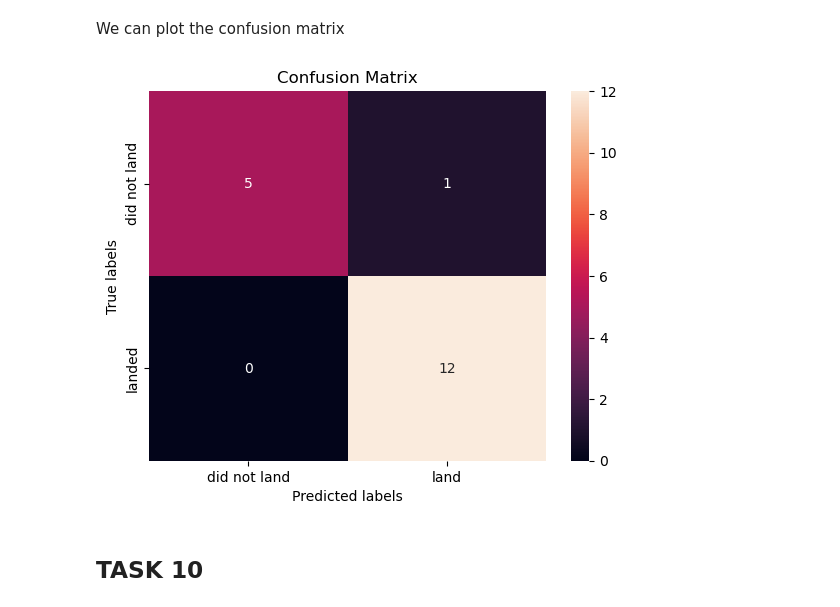
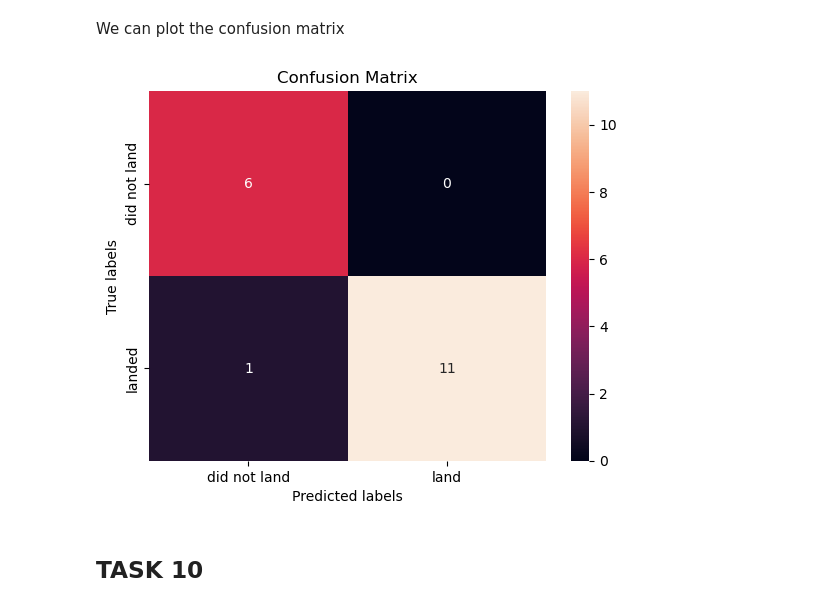
Before and after one commit to TwatKnight/MachineLearning, a Jupyter notebook: Machine Learning Prediction.ipynb, the cells around one changed output. Saved outputs shown, nothing was run; the diff lists cells and outputs as text; code cells hidden in the pictures.

```diff
--- a/Machine Learning Prediction.ipynb
+++ b/Machine Learning Prediction.ipynb
@@ -300,10 +300,10 @@ Test data score:  0.8888888888888888
 # %% [markdown]
 We can plot the confusion matrix
 # %%
-yhat = svm_cv.predict(X_test)
+yhat = tree_cv.predict(X_test)
 plot_confusion_matrix(Y_test,yhat)
 # %% [output]
-[figure, old version]
+[figure, new version]
 # %% [markdown]
 ## TASK  10
 # %% [markdown]
```
Also changed, not shown: parts of 5 cells of this notebook.
